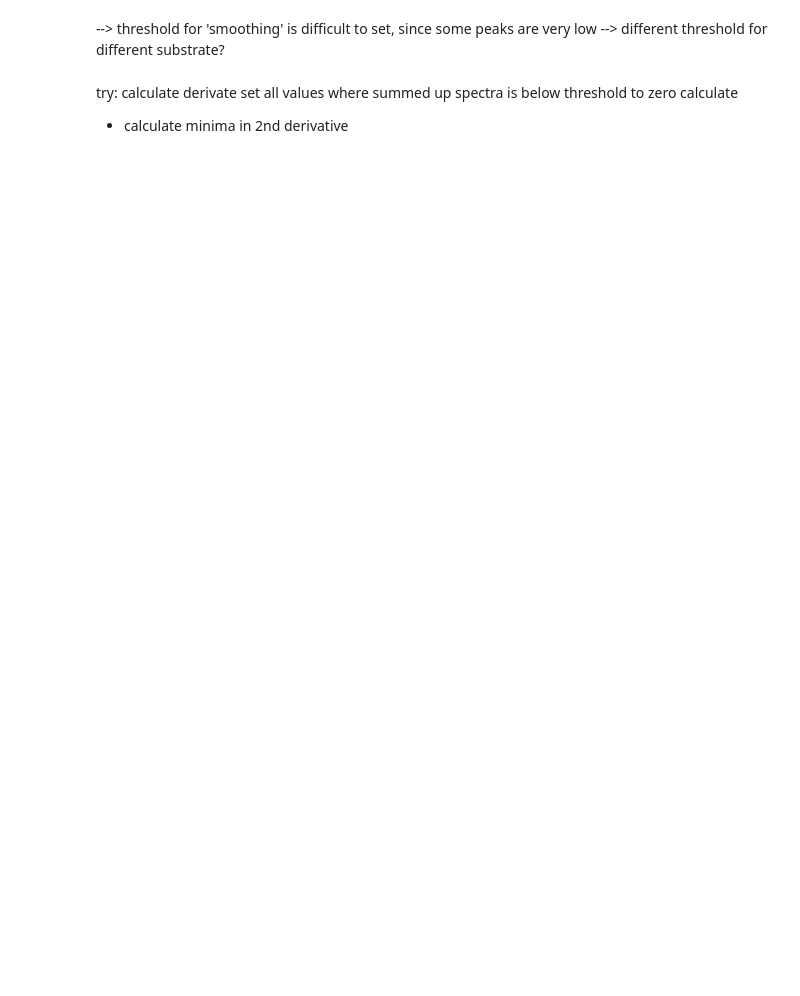
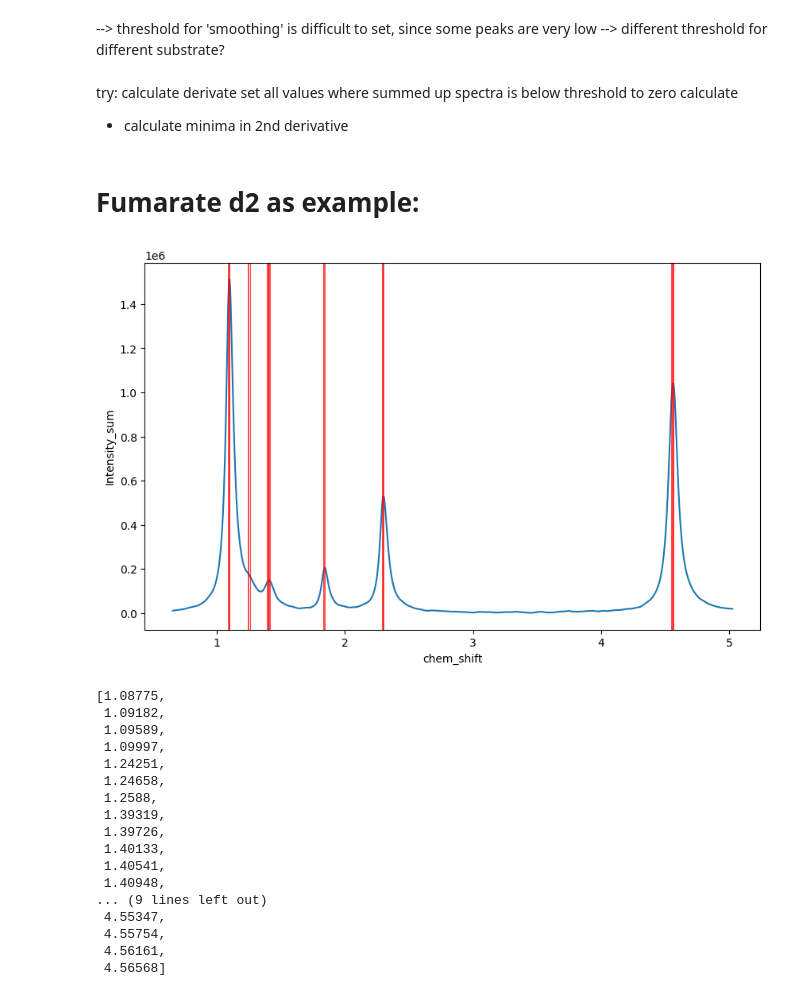
Before and after one commit to RATFIVE/MoinCC-AI4metabolomics, a Jupyter notebook: 02_Preprocessing/sumup_Peakfit.ipynb, the cells around one changed output. Drawn from its saved outputs; the diff is of its cells as text; code cells hidden in the pictures; blank space fills up the shorter version.

```diff
--- a/02_Preprocessing/sumup_Peakfit.ipynb
+++ b/02_Preprocessing/sumup_Peakfit.ipynb
@@ -92,3 +96,5 @@ calculate derivate
 set all values where summed up spectra is below threshold to zero
 calculate
 - calculate minima in 2nd derivative
+# %% [markdown]
+# Fumarate d2 as example:
@@ -94,0 +116,63 @@ calculate
+# %%
+def peak( filename, threshold):
+    # read specified file
+    data = pd.read_csv(f"../Data/{filename}")
+
+    #  sum of spectra
+    sum_spec = pd.DataFrame()
+    sum_spec['chem_shift'] = data.iloc[:, 0]
+    sum_spec['Intensity_sum']= data.iloc[:, 1:].sum(axis=1)
+
+    #add derivatives to spectra
+    sum_spec['1st derivative'] = np.gradient(sum_spec['Intensity_sum'], sum_spec['chem_shift'])
+    sum_spec['2nd derivative'] = np.gradient(sum_spec['1st derivative'], sum_spec['chem_shift'])
+    sum_spec['3rd derivative'] = np.gradient(sum_spec['2nd derivative'], sum_spec['chem_shift'])
+    sum_spec['4th derivative'] = np.gradient(sum_spec['3rd derivative'], sum_spec['chem_shift'])
+
+    sum_spec['sign_change'] = sum_spec['3rd derivative'].diff().lt(0) != sum_spec['3rd derivative'].shift().lt(0)
+
+    # Filtere die Zeilen, in denen ein Vorzeichenwechsel festgestellt wurde
+    peak_pos = sum_spec[(sum_spec['sign_change'])           #problem !!!
+                                & (sum_spec['Intensity_sum'] > threshold)
+                                & (sum_spec['2nd derivative'] < 0)
+                                & (sum_spec['4th derivative'] > 0)]['chem_shift'].tolist()
+
+    #calculate; positions where sumofspectra above threshold, 2nd derivative below zero,  minima below zero -->  3rd derivative ==0 and 4th derivative >0
+    # peak_pos = sum_spec[(sum_spec['Intensity_sum'] > threshold)
+    #                         & (sum_spec['3rd derivative'] == 0) # are not =0
+    #                         & (sum_spec['2nd derivative'] < 0)
+    #                         & (sum_spec['4th derivative'] > 0)]['chem_shift'].tolist()
+
+    # visualize
+    plt.figure(figsize=(10, 6))
+    sns.lineplot(sum_spec, x= 'chem_shift', y= 'Intensity_sum')
+    #plt.axvline(peak_pos, color = 'red', linewidth = 0.5)
+
+    for pos in peak_pos:
+        plt.axvline(pos, color='red', linewidth=0.5)#, linestyle='--')
+
+    plt.show()
+
+    return peak_pos
+# %%
+peak_pos= peak( "../Data/FA_20240215_2H_yeast_Pyruvate-d3_5.csv", 0.1e6)
+peak_pos
+# %% [output]
+[figure, added]
+[1.08775,
+ 1.09182,
+ 1.09589,
+ 1.09997,
+ 1.24251,
+ 1.24658,
+ 1.2588,
+ 1.39319,
+ 1.39726,
+ 1.40133,
+ 1.40541,
+ 1.40948,
+... (9 lines left out)
+ 4.55347,
+ 4.55754,
+ 4.56161,
+ 4.56568]
```
Also changed, not shown: parts of 13 cells of this notebook, 1 other file.
